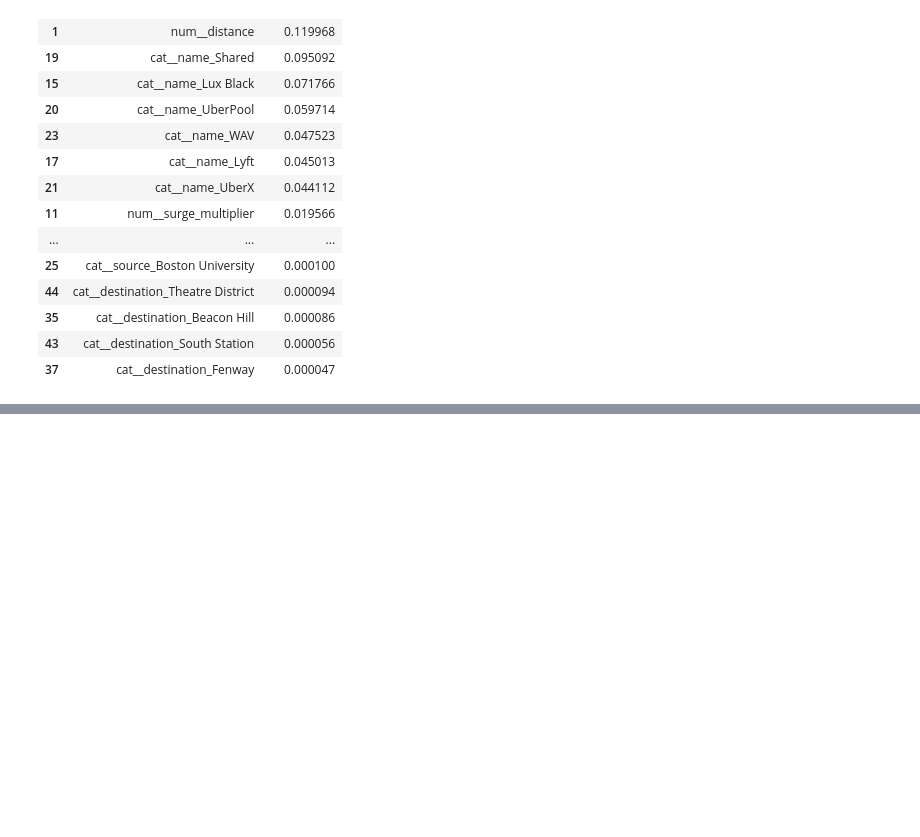
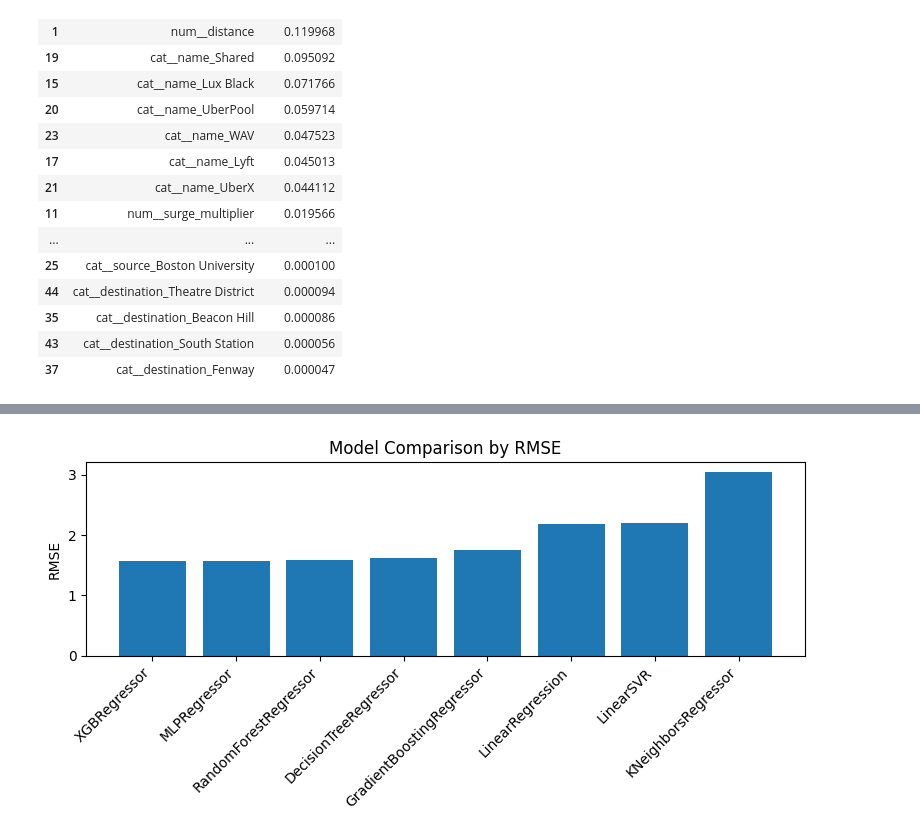
Before and after one commit to ProntoSbinalla/CIS-508-Final-Project, a Jupyter notebook: notebooks/CIS 508 - Final Project.ipynb, the cells around one changed output, grey strips where cells are left out. Drawn from its saved outputs; the diff is of its cells as text; code cells hidden in the pictures; blank space fills up the shorter version.

Commit message:
Completed Model Comparison

```diff
--- a/notebooks/CIS 508 - Final Project.ipynb
+++ b/notebooks/CIS 508 - Final Project.ipynb
@@ -1615,0 +1618,16 @@ Top 20 features for Gradient Boosting Regressor:
+# %%
+import pandas as pd
+
+results_df = pd.DataFrame(model_results)
+
+# Sort by RMSE ascending (lower is better)
+results_df_sorted = results_df.sort_values("rmse", ascending=True).reset_index(drop=True)
+
+print("Model comparison (sorted by RMSE):")
+display(results_df_sorted)
+
+# Identify best model by RMSE
+best_idx = results_df_sorted["rmse"].idxmin()
+best_model_name = results_df_sorted.loc[best_idx, "model"]
+
+print(f"\nBest model based on RMSE: {best_model_name}")
@@ -1615,0 +1646,14 @@ Top 20 features for Gradient Boosting Regressor:
+# %%
+plt.figure(figsize=(8, 4))
+
+models = results_df_sorted["model"]
+rmses = results_df_sorted["rmse"]
+
+bars = plt.bar(models, rmses)
+plt.xticks(rotation=45, ha="right")
+plt.ylabel("RMSE")
+plt.title("Model Comparison by RMSE")
+plt.tight_layout()
+plt.show()
+# %% [output]
+[figure, added]
```
Also changed, not shown: parts of 2 cells of this notebook.
